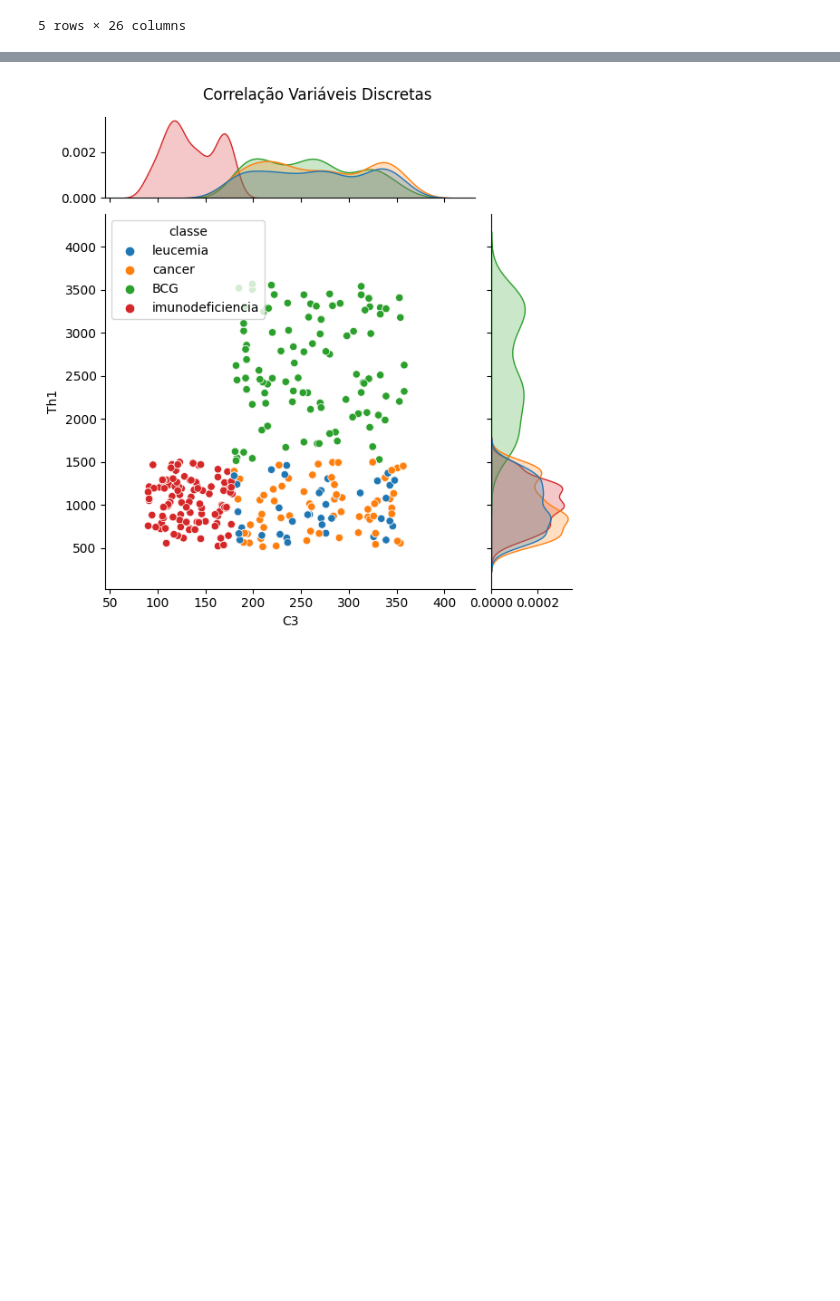
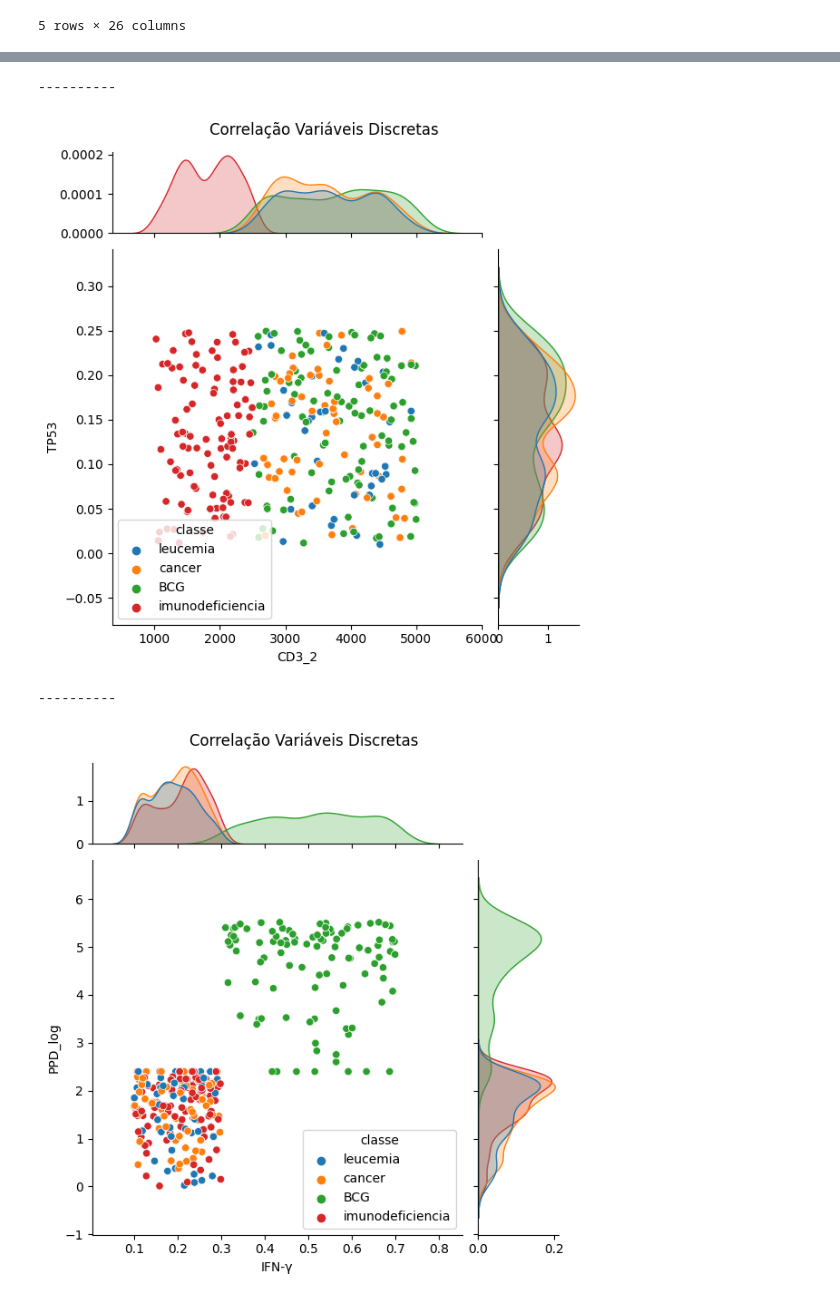
Before and after one commit to Laboratorio-de-Analise-de-Dados/disciplina_python_ml, a Jupyter notebook: dev/script/aulas_teoricas/05-aula-07-estruturação_2025-12-03.ipynb, the cells around one changed output, grey strips where cells are left out. Drawn from its saved outputs; the diff is of its cells as text; code cells hidden in the pictures; blank space fills up the shorter version.

Commit message:
Selecionando variáveis via gráficos

```diff
--- a/dev/script/aulas_teoricas/05-aula-07-estruturação_2025-12-03.ipynb
+++ b/dev/script/aulas_teoricas/05-aula-07-estruturação_2025-12-03.ipynb
@@ -513,8 +519,8 @@ df_projeto.head()
 
 # dump(df_projeto, "./data/07_aula_07_df_projeto_estruturada")
 
-df_projeto_estruturada = load("./data/07_aula_07_df_projeto_estruturada")
-df_projeto_estruturada.head()
+df_projeto = load("./data/07_aula_07_df_projeto_estruturada")
+df_projeto.head()
 # %% [output]
 |  | CD34 | NMP22 | TP53 | IFN-γ | IL-2 | TNF-α | Th1 | IgG_1 | IgA_1 | CD3_2 | ... | ... |
 | 0 | 0.119362 | 9 | 0.072077 | 0.236097 | Baixo | Baixo | 1219 | Alto | Baixo | 4777.735596 | ... | ... |
@@ -524,6 +530,12 @@ df_projeto_estruturada.head()
 | 4 | 0.061083 | 8 | 0.154890 | 0.238945 | Baixo | Baixo | 647 | Alto | Baixo | 3021.382901 | ... | ... |
 5 rows × 26 columns
 # %%
-num_columns = df_projeto.select_dtypes(include='int').columns
+num_columns = df_projeto.select_dtypes(include='number').columns
+eixos_graficos = [
+    [5,2],
+    [3,16],
+    [7,5],
+    [17,16],
+]
 num_columns
 # %% [output]
@@ -531,21 +546,25 @@ Index(['NMP22', 'Th1', 'CH50', 'C3', 'C4'], dtype='object')
 # %%
-c1 = 3
-c2 = 1
-
-p = sns.jointplot(
-    x=num_columns[c1],
-    y=num_columns[c2],
-    hue='classe',
-    height=6,
-    ratio=4,
-    marginal_ticks=True,
-    data=df_projeto,
-)
-p.fig.suptitle(f"Correlação Variáveis Discretas", y=1.02)
-p.set_axis_labels(
-    xlabel=num_columns[c1],
-    ylabel=num_columns[c2]
-)
-plt.show()
+for i in enumerate(eixos_graficos):
+    print('-'*10)
+    c1 = i[1][0]
+    c2 = i[1][1]
+    p = sns.jointplot(
+        x=num_columns[c1],
+        y=num_columns[c2],
+        hue='classe',
+        height=6,
+        ratio=4,
+        marginal_ticks=True,
+        data=df_projeto,
+    )
+    p.fig.suptitle(f"Correlação Variáveis Discretas", y=1.02)
+    p.set_axis_labels(
+        xlabel=num_columns[c1],
+        ylabel=num_columns[c2]
+    )
+    plt.show()
 # %% [output]
+----------
-[figure, old version]
+[figure, new version]
+----------
+[figure, added]
```
Also changed, not shown: parts of 18 cells of this notebook, 1 other file.
